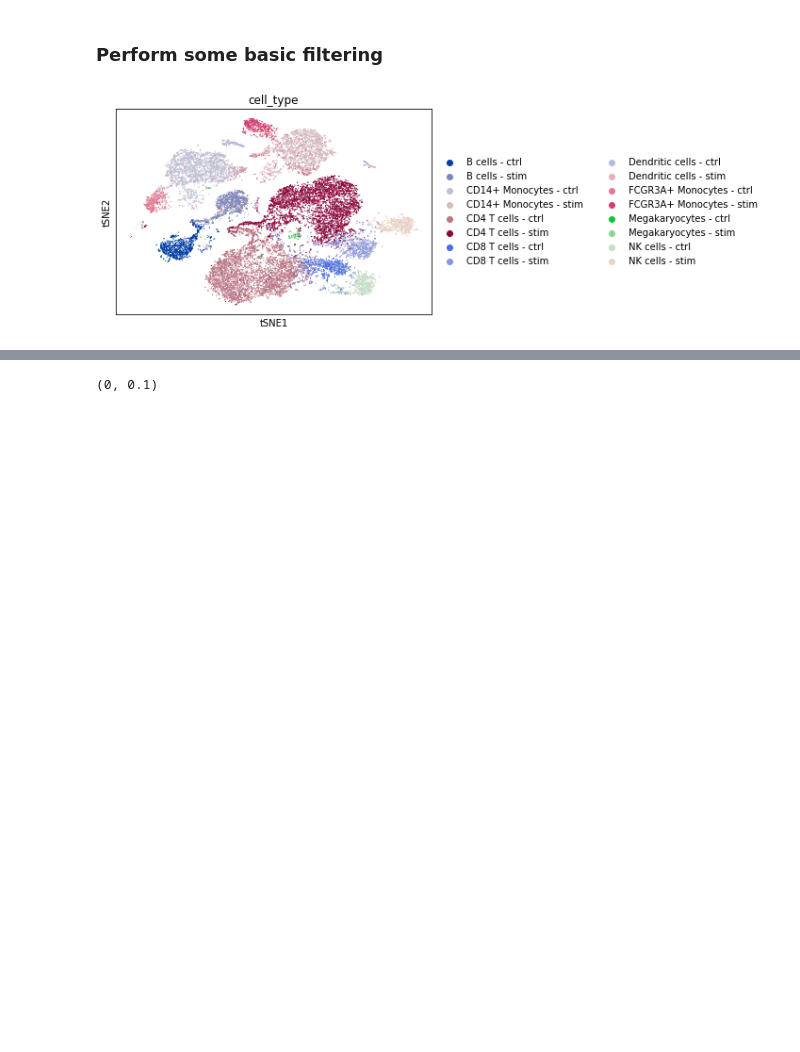
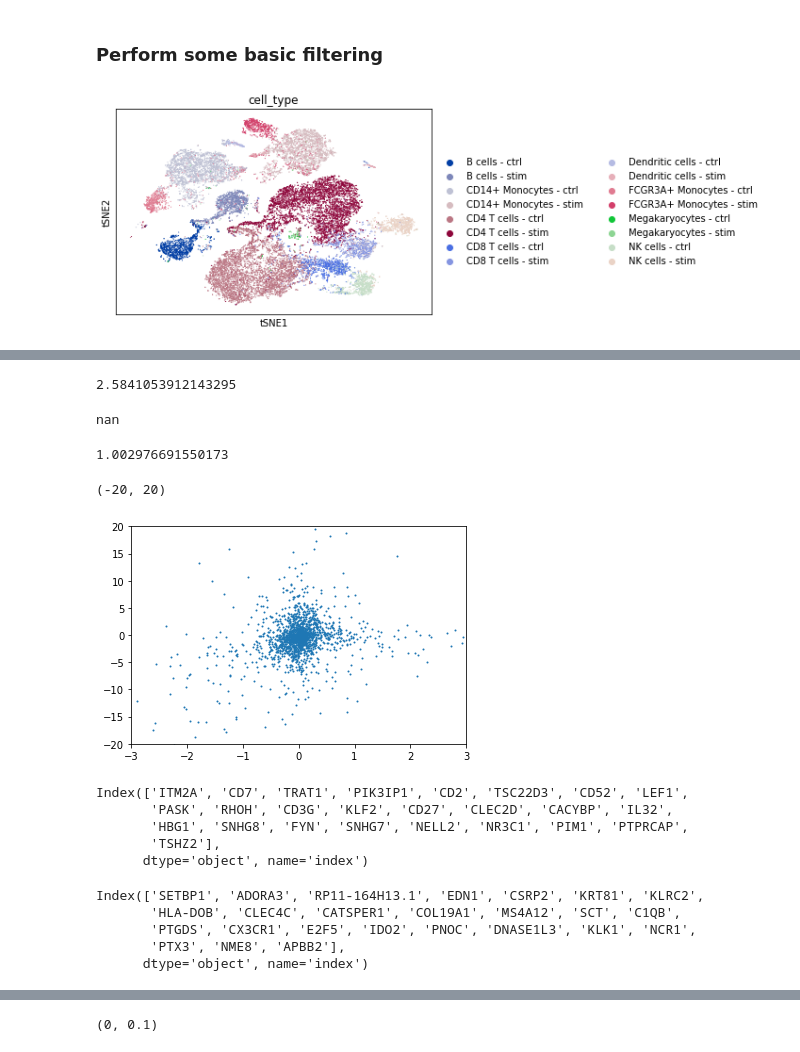
Before and after one commit to yelabucsf/scrna-parameter-estimation, a Jupyter notebook: examples/interferon_stimulation/interferon_stimulation_analysis.ipynb, the cells around one changed output, grey strips where cells are left out. Saved outputs shown, nothing was run; the diff lists cells and outputs as text; code cells hidden in the pictures; blank space fills up the shorter version.

```diff
--- a/examples/interferon_stimulation/interferon_stimulation_analysis.ipynb
+++ b/examples/interferon_stimulation/interferon_stimulation_analysis.ipynb
@@ -63,0 +138,24 @@ estimator.compute_estimated_moments('CD4 T cells')
+# %%
+np.log(np.nanmin(upvar_stats))
+# %% [output]
+2.5841053912143295
+# %%
+upvar_stats.min()
+# %% [output]
+nan
+# %%
+np.log(upreg_stats.min())
+# %% [output]
+1.002976691550173
+# %%
+plt.scatter(
+    estimator.hypothesis_test_result_1d[frozenset(['-CD4 T cells', 'CD4 T cells'])]['de_diff'],
+    estimator.hypothesis_test_result_1d[frozenset(['-CD4 T cells', 'CD4 T cells'])]['dv_diff'],
+    s=1
+)
+
+plt.xlim(-3, 3)
+plt.ylim(-20, 20)
+# %% [output]
+(-20, 20)
+[figure, added]
@@ -63,0 +164,16 @@ estimator.compute_estimated_moments('CD4 T cells')
+# %%
+upreg_genes
+# %% [output]
+Index(['ITM2A', 'CD7', 'TRAT1', 'PIK3IP1', 'CD2', 'TSC22D3', 'CD52', 'LEF1',
+       'PASK', 'RHOH', 'CD3G', 'KLF2', 'CD27', 'CLEC2D', 'CACYBP', 'IL32',
+       'HBG1', 'SNHG8', 'FYN', 'SNHG7', 'NELL2', 'NR3C1', 'PIM1', 'PTPRCAP',
+       'TSHZ2'],
+      dtype='object', name='index')
+# %%
+inc_var_genes
+# %% [output]
+Index(['SETBP1', 'ADORA3', 'RP11-164H13.1', 'EDN1', 'CSRP2', 'KRT81', 'KLRC2',
+       'HLA-DOB', 'CLEC4C', 'CATSPER1', 'COL19A1', 'MS4A12', 'SCT', 'C1QB',
+       'PTGDS', 'CX3CR1', 'E2F5', 'IDO2', 'PNOC', 'DNASE1L3', 'KLK1', 'NCR1',
+       'PTX3', 'NME8', 'APBB2'],
+      dtype='object', name='index')
```
Also changed, not shown: parts of 68 cells of this notebook, 2 other files.
